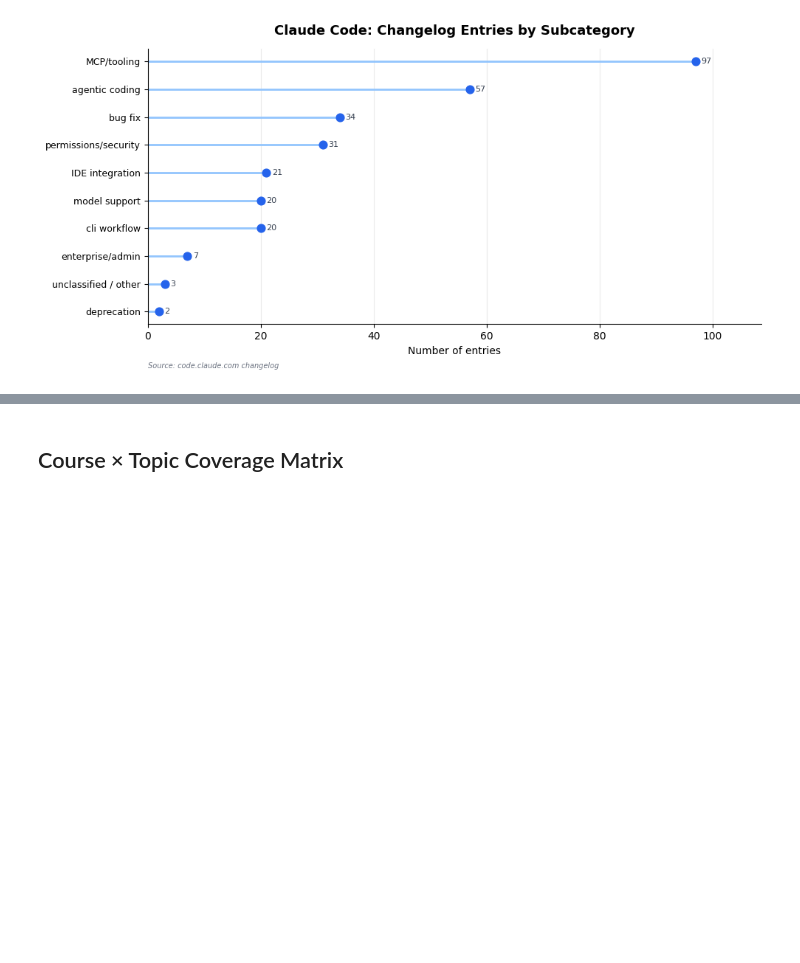
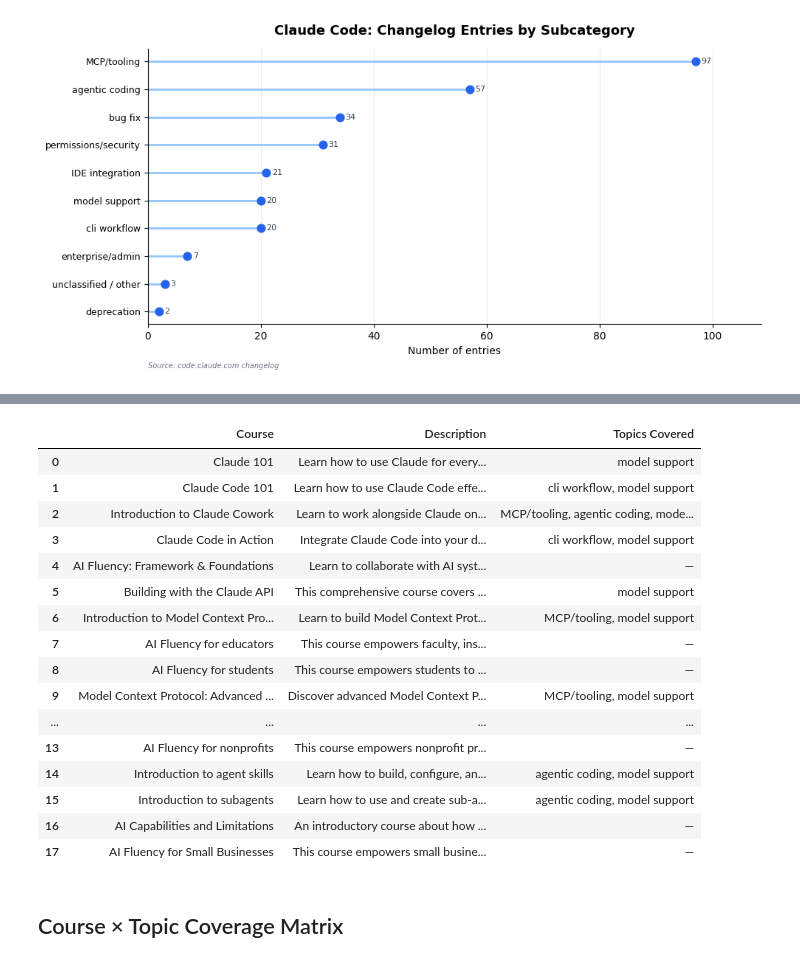
Before and after one commit to lvltcode/anthropic-academy-coverage-gap, a Jupyter notebook: notebooks/01_anthropic_content_coverage_gap.ipynb, the cells around one changed output, grey strips where cells are left out. Saved outputs shown, nothing was run; the diff lists cells and outputs as text; code cells hidden in the pictures; blank space fills up the shorter version.

```diff
--- a/notebooks/01_anthropic_content_coverage_gap.ipynb
+++ b/notebooks/01_anthropic_content_coverage_gap.ipynb
@@ -271,3 +234,36 @@ cat
+# %%
+# Build course-to-topic lookup from the coverage mapping
+_ct = {}
+for _, _m in mapping.iterrows():
+    _cs = str(_m['related_academy_courses']) if pd.notna(_m['related_academy_courses']) else ''
+    for _c in _cs.split('; '):
+        _c = _c.strip()
+        if _c and _c != 'nan':
+            _ct.setdefault(_c, set()).add(_m['topic_subcategory'])
+
+cat = courses[['title', 'description']].copy()
+cat['description'] = cat['description'].str[:120]
+cat['topics_covered'] = cat['title'].map(lambda t: ', '.join(sorted(_ct.get(t, set()))) or '—')
+cat.columns = ['Course', 'Description', 'Topics Covered']
+cat
+# %% [output]
+|  | Course | Description | Topics Covered |
+| 0 | Claude 101 | Learn how to use Claude for every... | model support |
+| 1 | Claude Code 101 | Learn how to use Claude Code effe... | cli workflow, model support |
+| 2 | Introduction to Claude Cowork | Learn to work alongside Claude on... | MCP/tooling, agentic coding, mode... |
+| 3 | Claude Code in Action | Integrate Claude Code into your d... | cli workflow, model support |
+| 4 | AI Fluency: Framework & Foundations | Learn to collaborate with AI syst... | — |
+| 5 | Building with the Claude API | This comprehensive course covers ... | model support |
+| 6 | Introduction to Model Context Pro... | Learn to build Model Context Prot... | MCP/tooling, model support |
+| 7 | AI Fluency for educators | This course empowers faculty, ins... | — |
+| 8 | AI Fluency for students | This course empowers students to ... | — |
+| 9 | Model Context Protocol: Advanced ... | Discover advanced Model Context P... | MCP/tooling, model support |
+| ... | ... | ... | ... |
+| 13 | AI Fluency for nonprofits | This course empowers nonprofit pr... | — |
+| 14 | Introduction to agent skills | Learn how to build, configure, an... | agentic coding, model support |
+| 15 | Introduction to subagents | Learn how to use and create sub-a... | agentic coding, model support |
+| 16 | AI Capabilities and Limitations | An introductory course about how ... | — |
+| 17 | AI Fluency for Small Businesses | This course empowers small busine... | — |
 # %% [markdown]
 ## Course × Topic Coverage Matrix
 # %%
```
Also changed, not shown: parts of 7 cells of this notebook, 1 other file.
